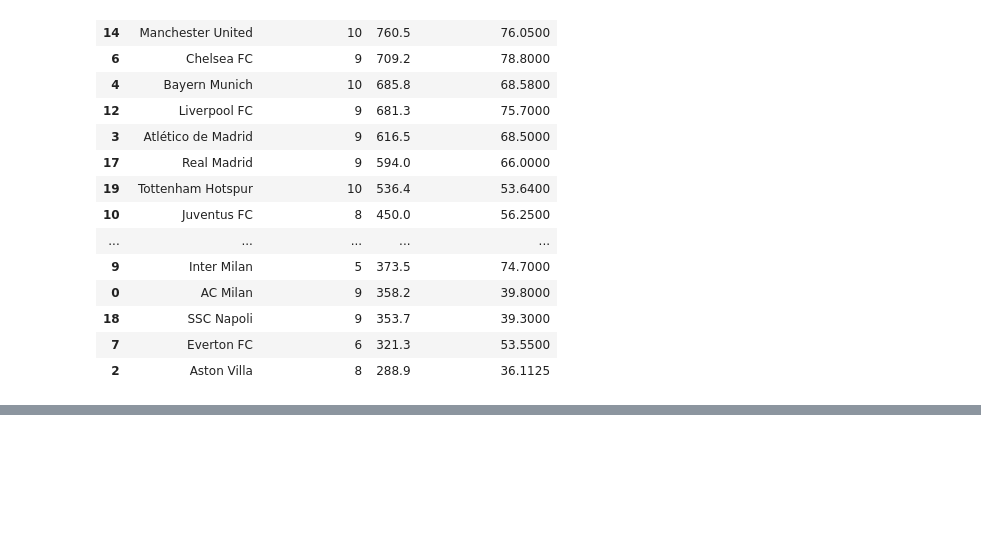
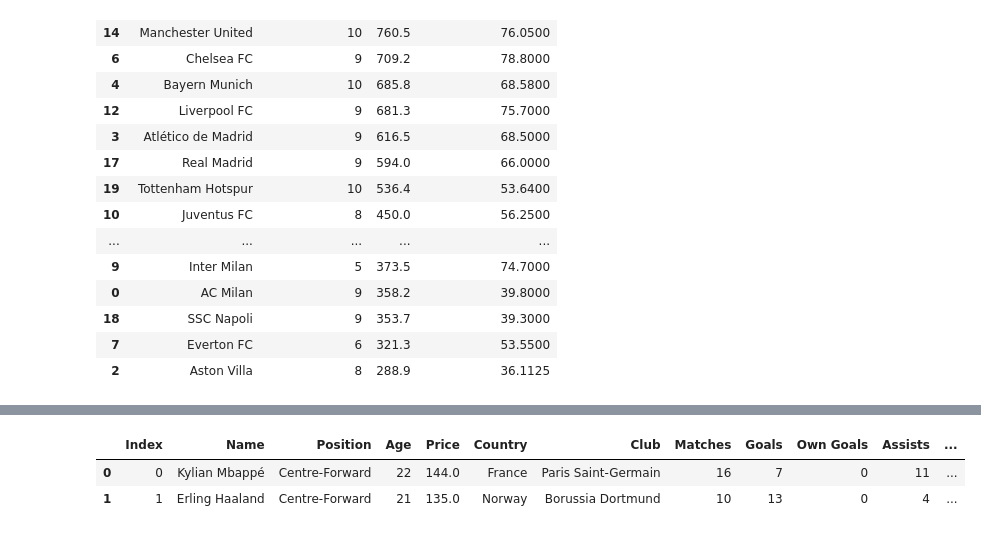
Before and after one commit to l-aleksashka-l/ML, a Jupyter notebook: Stepik/Football.ipynb, the cells around one changed output, grey strips where cells are left out. Saved outputs shown, nothing was run; the diff lists cells and outputs as text; code cells hidden in the pictures; blank space fills up the shorter version.

```diff
--- a/Stepik/Football.ipynb
+++ b/Stepik/Football.ipynb
@@ -270,0 +288,6 @@ top20_count_player
+# %%
+players.head(2)
+# %% [output]
+|  | Index | Name | Position | Age | Price | Country | Club | Matches | Goals | Own Goals | Assists | ... |
+| 0 | 0 | Kylian Mbappé | Centre-Forward | 22 | 144.0 | France | Paris Saint-Germain | 16 | 7 | 0 | 11 | ... |
+| 1 | 1 | Erling Haaland | Centre-Forward | 21 | 135.0 | Norway | Borussia Dortmund | 10 | 13 | 0 | 4 | ... |
```
Also changed, not shown: parts of 3 cells of this notebook.
